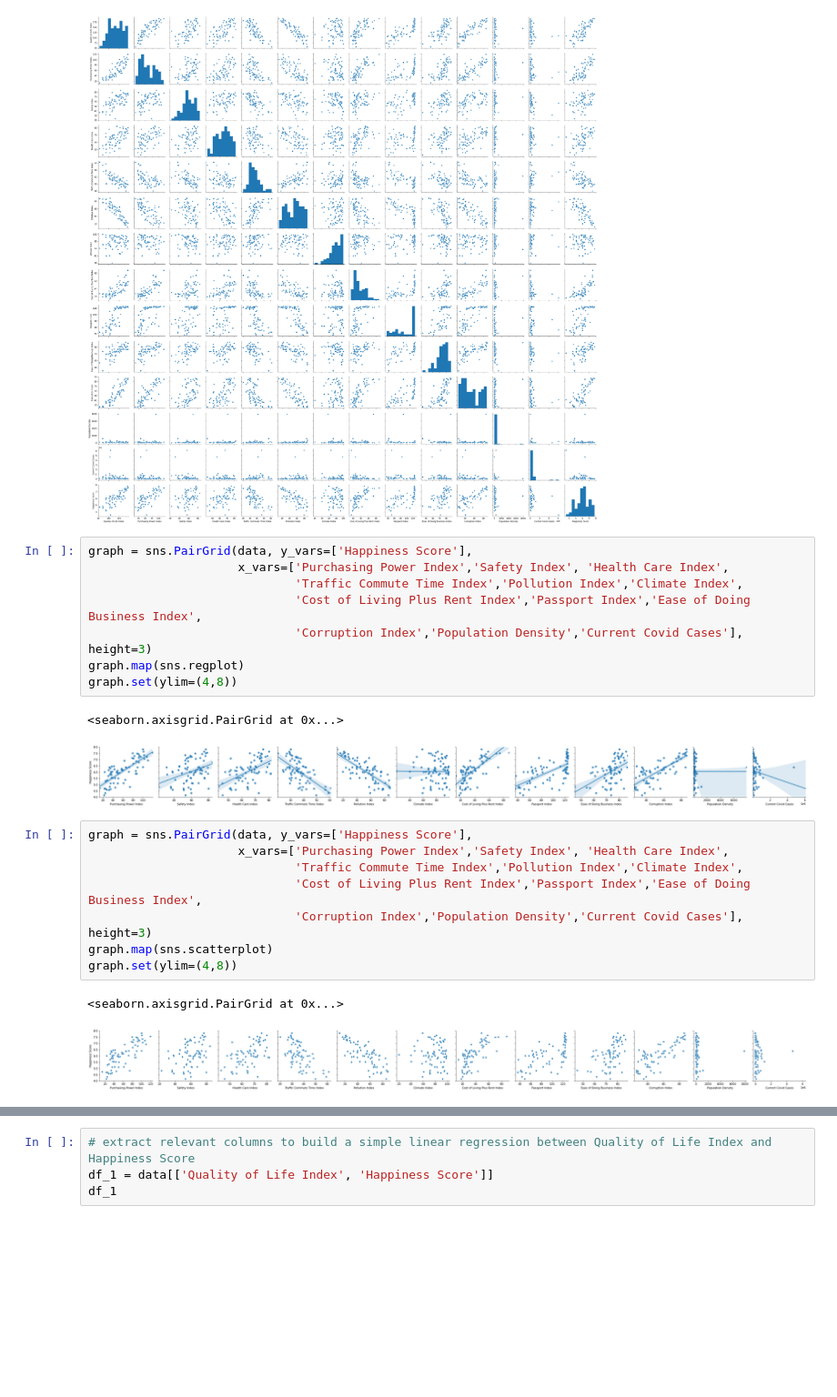
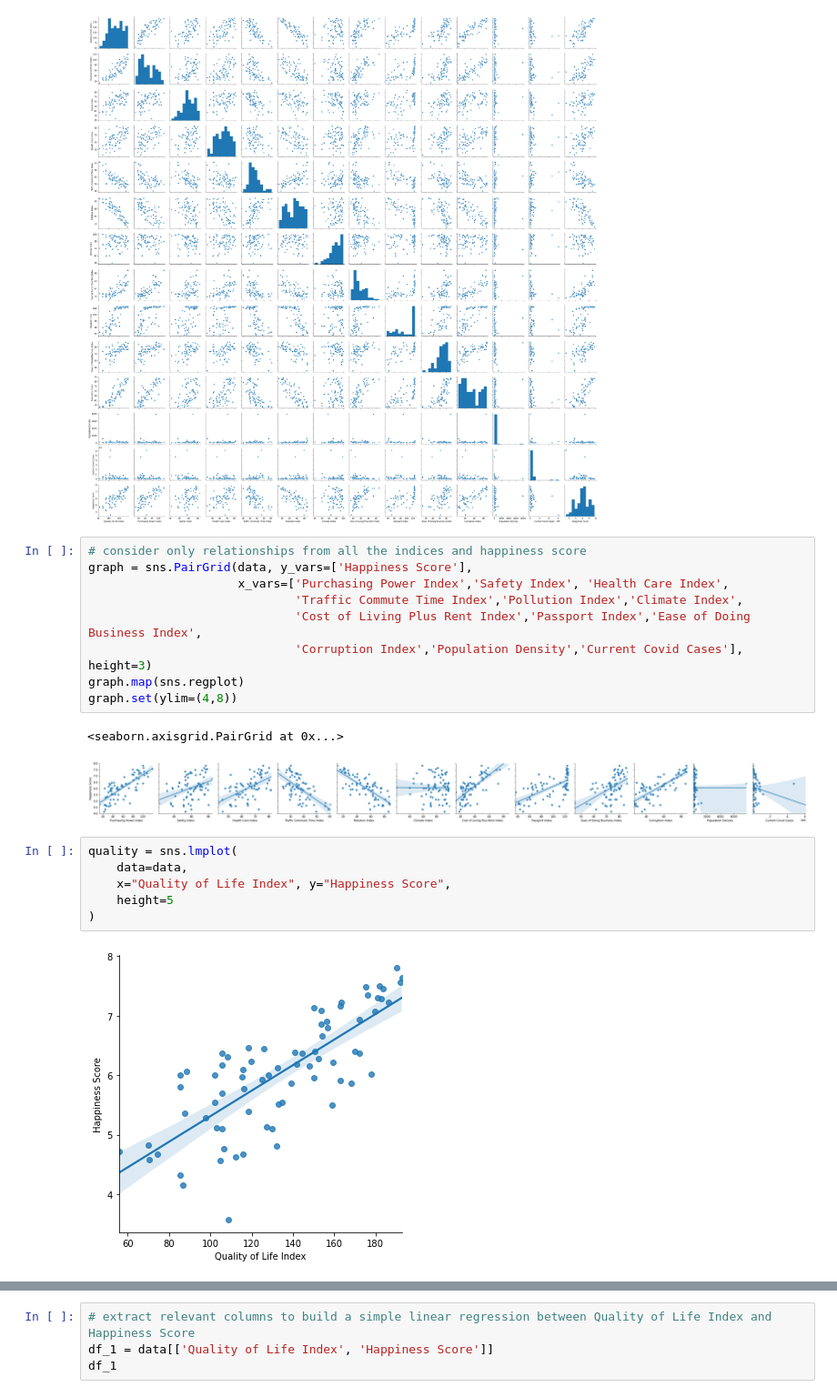
Before and after one commit to lamtuyennguyen/DAFT-final-project, a Jupyter notebook: notebooks/regression.ipynb, the cells around one changed output, grey strips where cells are left out. Shown at 91% size. Drawn from its saved outputs; the diff is of its cells as text; blank space fills up the shorter version.

```diff
--- a/notebooks/regression.ipynb
+++ b/notebooks/regression.ipynb
@@ -238,6 +214,7 @@ plt.show()
 # %% [output]
 [figure]
 # %%
+# consider only relationships from all the indices and happiness score
 graph = sns.PairGrid(data, y_vars=['Happiness Score'],
                      x_vars=['Purchasing Power Index','Safety Index', 'Health Care Index',
                              'Traffic Commute Time Index','Pollution Index','Climate Index',
@@ -248,14 +225,11 @@ graph.set(ylim=(4,8))
 # %% [output]
 <seaborn.axisgrid.PairGrid at 0x...>
 [figure]
-# %%
-graph = sns.PairGrid(data, y_vars=['Happiness Score'],
-                     x_vars=['Purchasing Power Index','Safety Index', 'Health Care Index',
-                             'Traffic Commute Time Index','Pollution Index','Climate Index',
-                             'Cost of Living Plus Rent Index','Passport Index','Ease of Doing Business Index',
-                             'Corruption Index','Population Density','Current Covid Cases'], height=3)
-graph.map(sns.scatterplot)
-graph.set(ylim=(4,8))
-# %% [output]
-<seaborn.axisgrid.PairGrid at 0x...>
-[figure, removed]
+# %%
+quality = sns.lmplot(
+    data=data,
+    x="Quality of Life Index", y="Happiness Score",
+    height=5
+)
+# %% [output]
+[figure, added]
```
Also changed, not shown: parts of 42 cells of this notebook, 6 other files.
